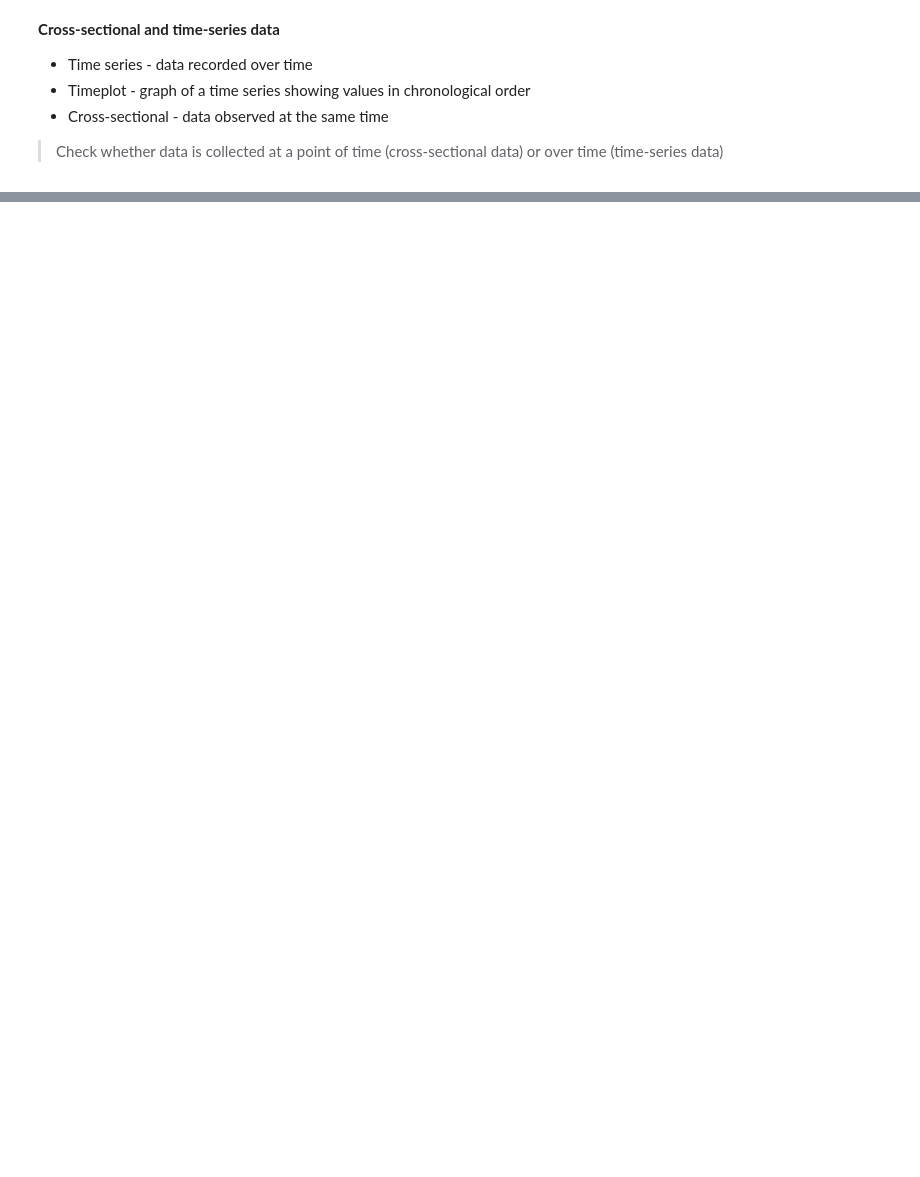
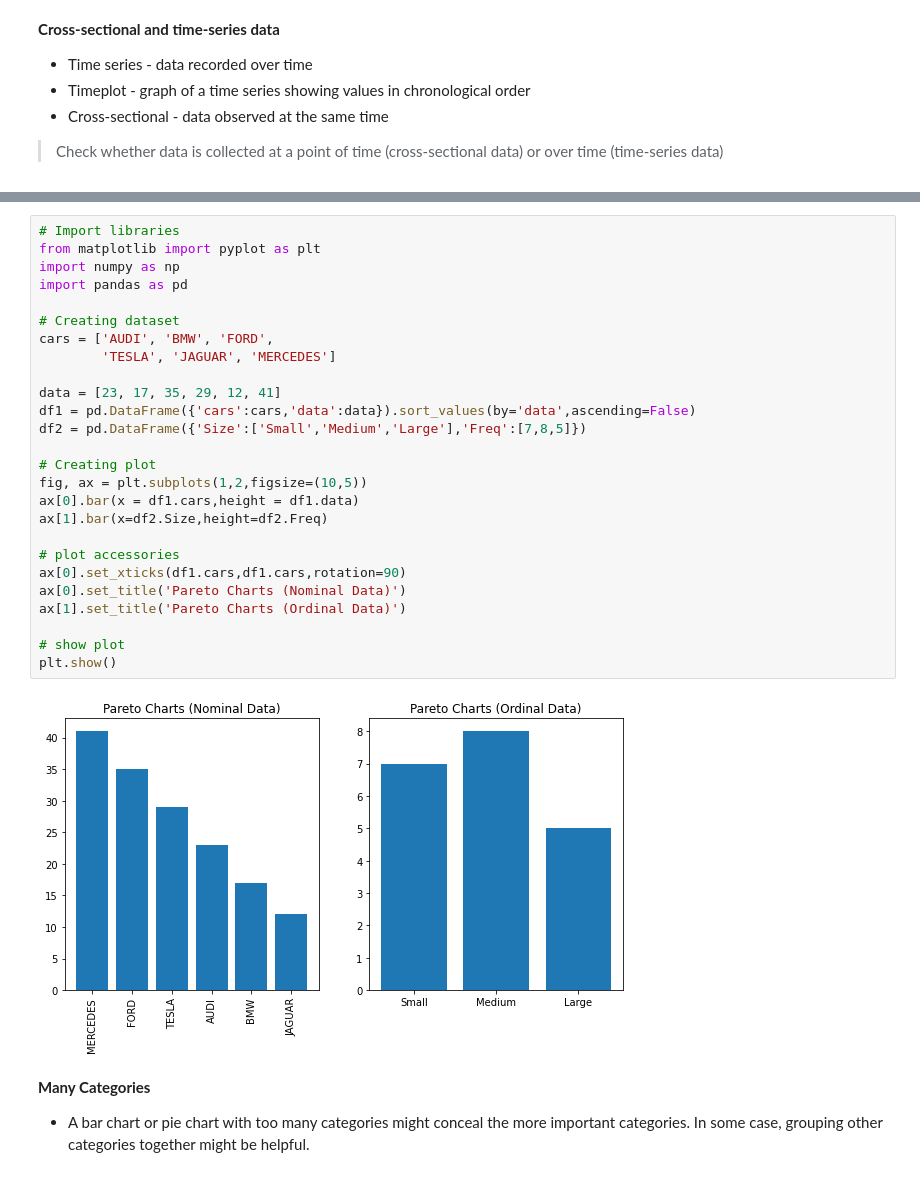
Before and after one commit to arun-jathari/academics, a Jupyter notebook: Stats 1.ipynb, the cells around one changed output, grey strips where cells are left out. Saved outputs shown, nothing was run; the diff lists cells and outputs as text; blank space fills up the shorter version.

```diff
--- a/Stats 1.ipynb
+++ b/Stats 1.ipynb
@@ -55,0 +177,31 @@ The part of statistics concerned with the drawing of coclusions from data is cal
+# %%
+# Import libraries
+from matplotlib import pyplot as plt
+import numpy as np
+import pandas as pd
+
+# Creating dataset
+cars = ['AUDI', 'BMW', 'FORD',
+        'TESLA', 'JAGUAR', 'MERCEDES']
+
+data = [23, 17, 35, 29, 12, 41]
+df1 = pd.DataFrame({'cars':cars,'data':data}).sort_values(by='data',ascending=False)
+df2 = pd.DataFrame({'Size':['Small','Medium','Large'],'Freq':[7,8,5]})
+
+# Creating plot
+fig, ax = plt.subplots(1,2,figsize=(10,5))
+ax[0].bar(x = df1.cars,height = df1.data)
+ax[1].bar(x=df2.Size,height=df2.Freq)
+
+# plot accessories
+ax[0].set_xticks(df1.cars,df1.cars,rotation=90)
+ax[0].set_title('Pareto Charts (Nominal Data)')
+ax[1].set_title('Pareto Charts (Ordinal Data)')
+
+# show plot
+plt.show()
+# %% [output]
+[figure, added]
+# %% [markdown]
+**Many Categories**
+* A bar chart or pie chart with too many categories might conceal the more important categories. In some case, grouping other categories together might be helpful.
```
Also changed, not shown: parts of 32 cells of this notebook.
